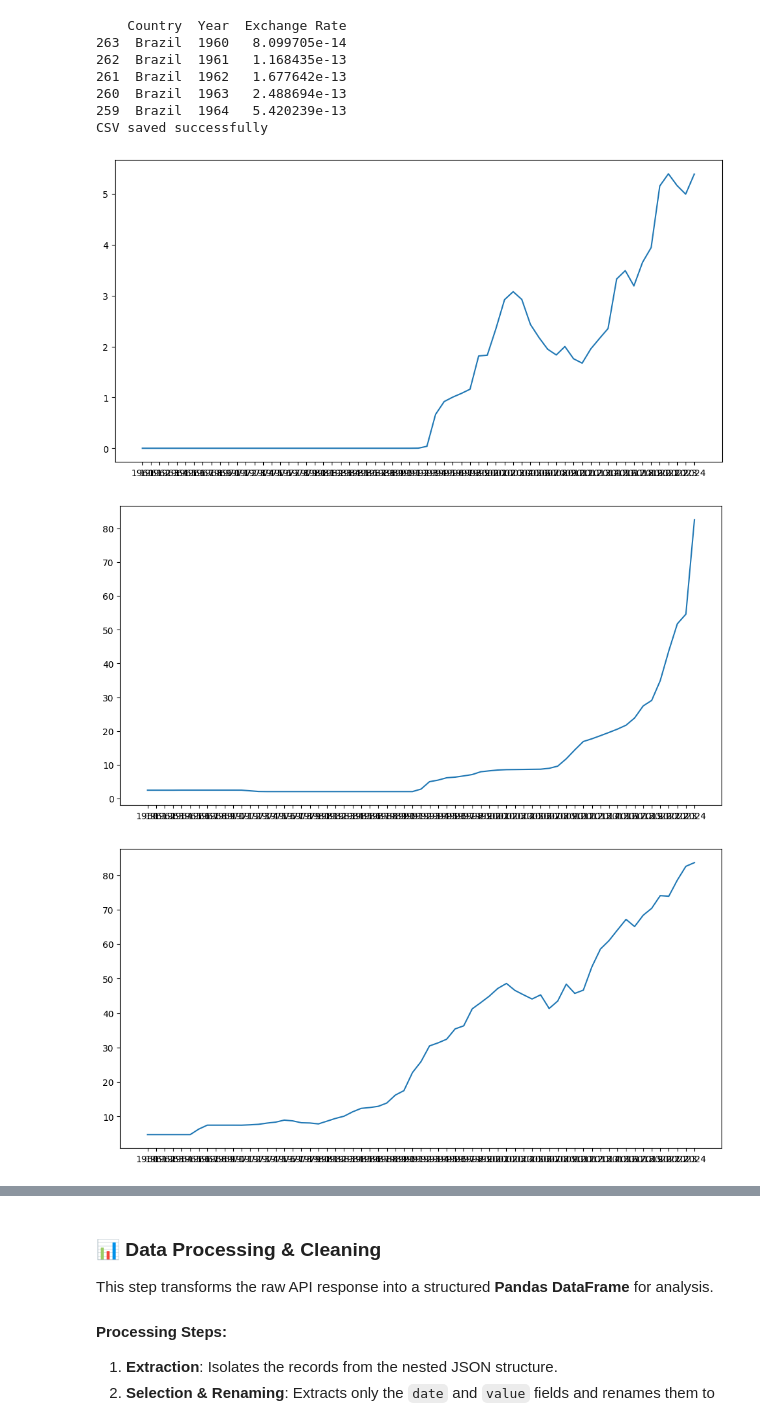
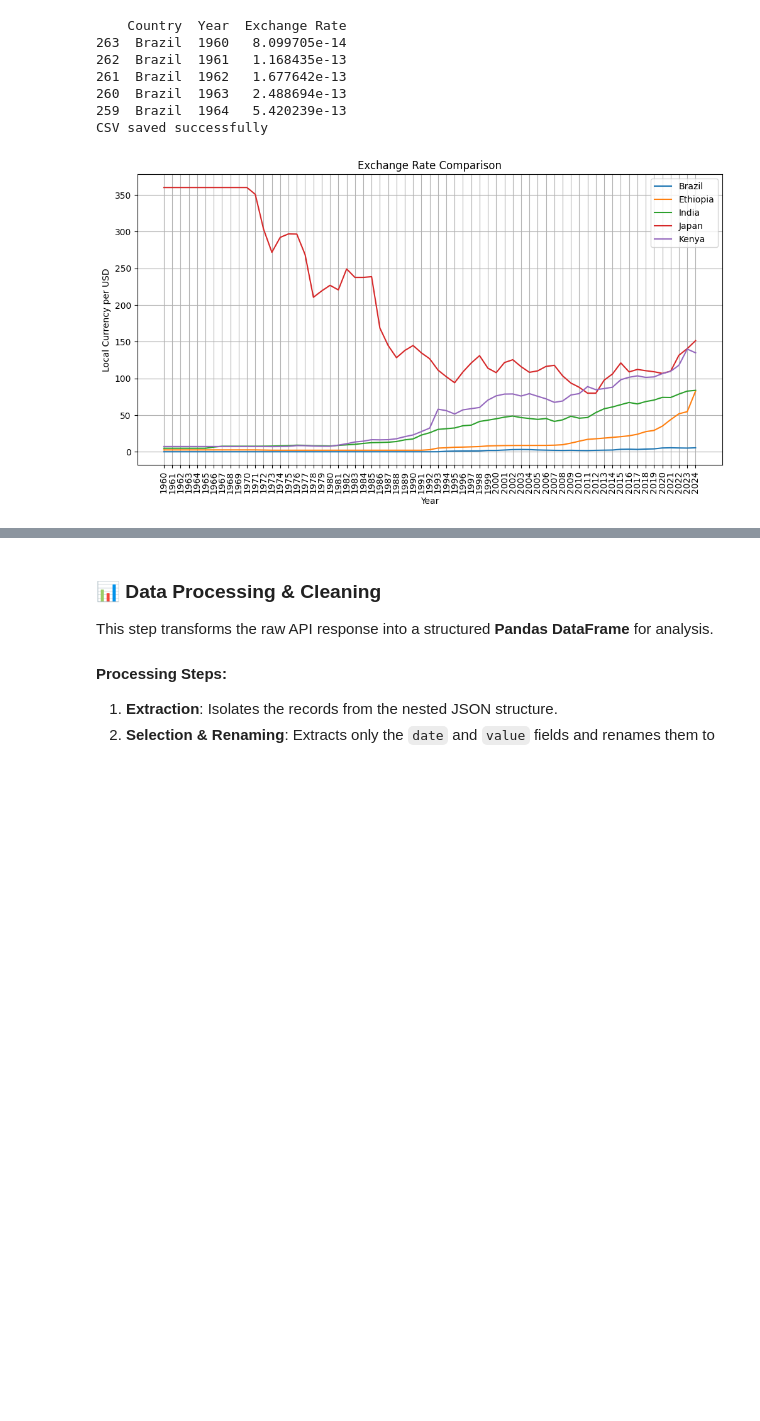
Before and after one commit to fseha-hagos/exchange-rate-analysis, a Jupyter notebook: exchange_rate_analyser.ipynb, the cells around one changed output, grey strips where cells are left out. Cells and saved outputs as stored; diff of their text form; code cells hidden in the pictures; blank space fills up the shorter version.

```diff
--- a/exchange_rate_analyser.ipynb
+++ b/exchange_rate_analyser.ipynb
@@ -101,20 +101,20 @@ CSV saved successfully
 # %%
 import matplotlib.pyplot as plt
 
 plt.figure(figsize=(12,6))
 
 for country in df["Country"].unique():
     subset = df[df["Country"] == country]
 
     plt.plot(subset["Year"], subset["Exchange Rate"], label=country)
 
 
 plt.legend()
 plt.title("Exchange Rate Comparison")
 plt.xlabel("Year")
 plt.ylabel("Local Currency per USD")
+plt.grid(True)
+plt.xticks(rotation=90)  # rotate labels so they are readable
 plt.show()
 # %% [output]
-[figure, old version]
+[figure, new version]
-[figure, removed]
-[figure, removed]
```
Also changed, not shown: parts of 8 cells of this notebook.
